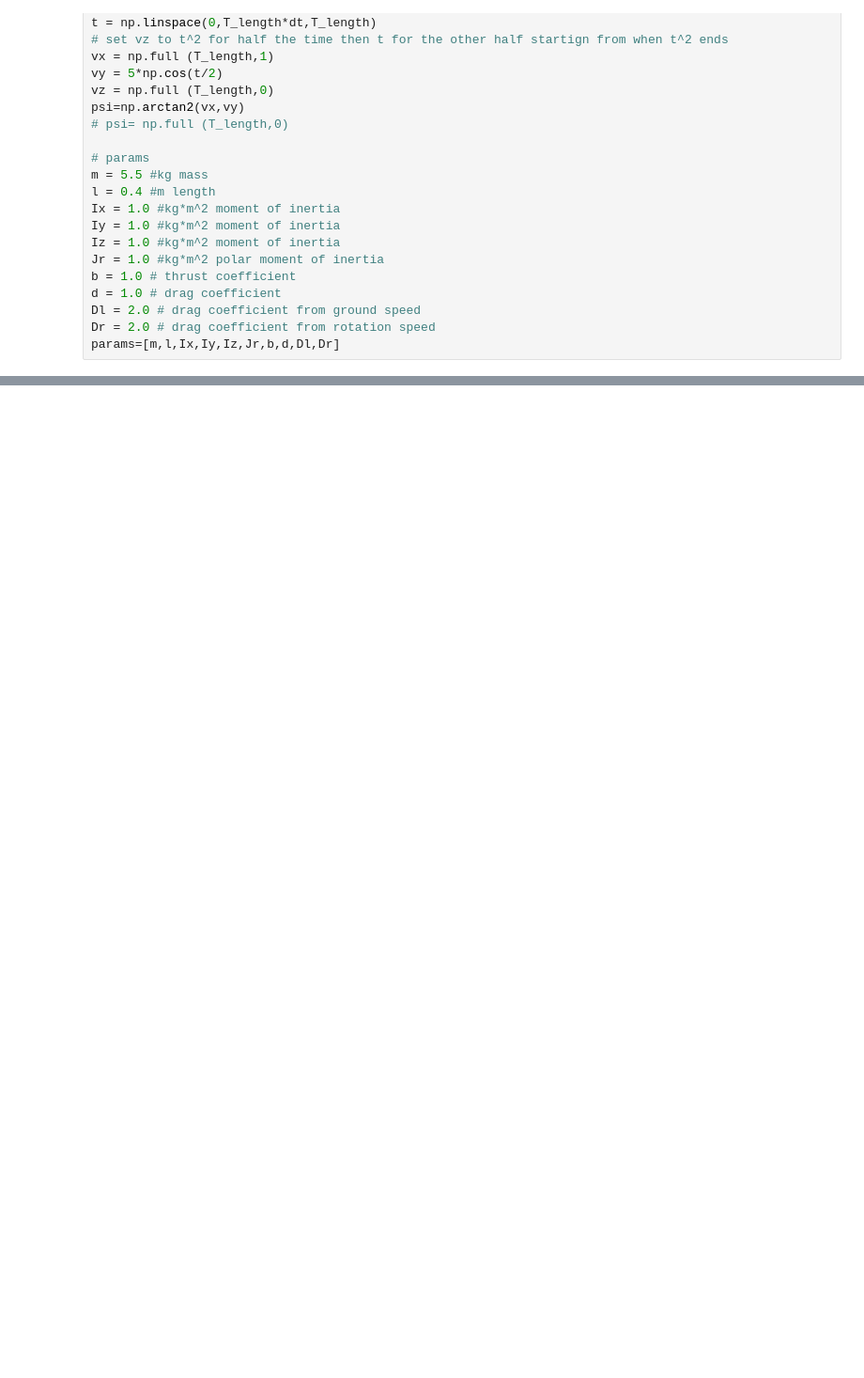
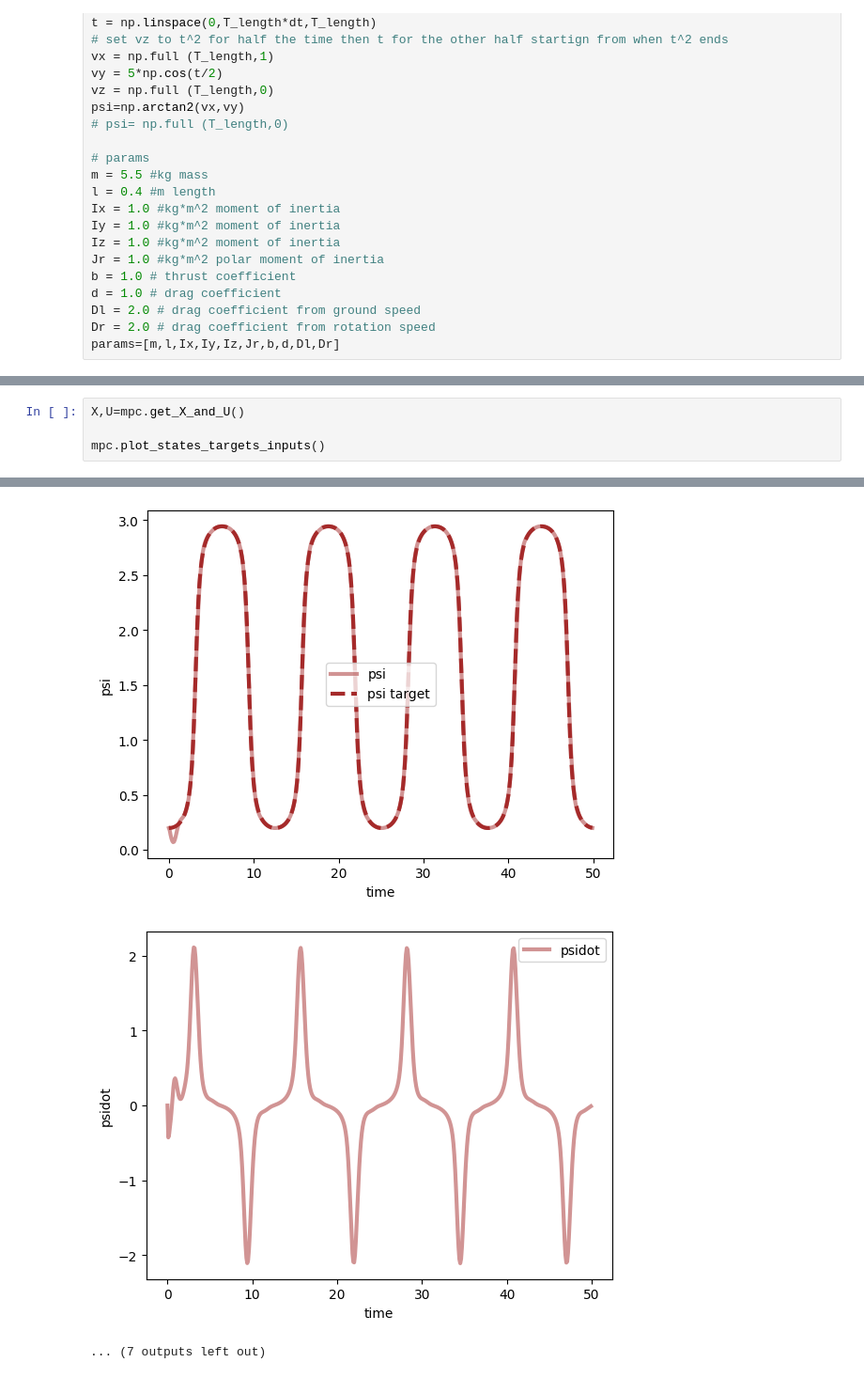
Before and after one commit to Alopez6991/Drone_AFRL, a Jupyter notebook: DRONE_SIM.ipynb, the cells around one changed output, grey strips where cells are left out. Shown at 94% size. Cells and saved outputs as stored; diff of their text form; blank space fills up the shorter version.

```diff
--- a/DRONE_SIM.ipynb
+++ b/DRONE_SIM.ipynb
@@ -65,0 +54,5 @@ ui: 0.3672703364008588
+# %%
+X,U=mpc.get_X_and_U()
+
+mpc.plot_states_targets_inputs()
+# %% [output]
@@ -65,0 +69,3 @@ ui: 0.3672703364008588
+[figure, added]
+[figure, added]
+... (7 outputs left out)
```
Also changed, not shown: parts of 3 cells of this notebook, 2 other files.
